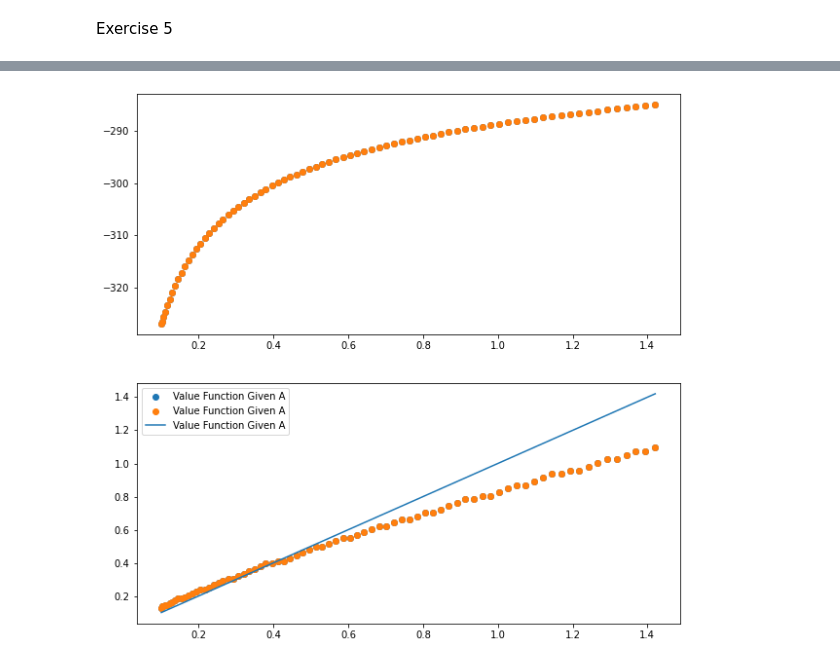
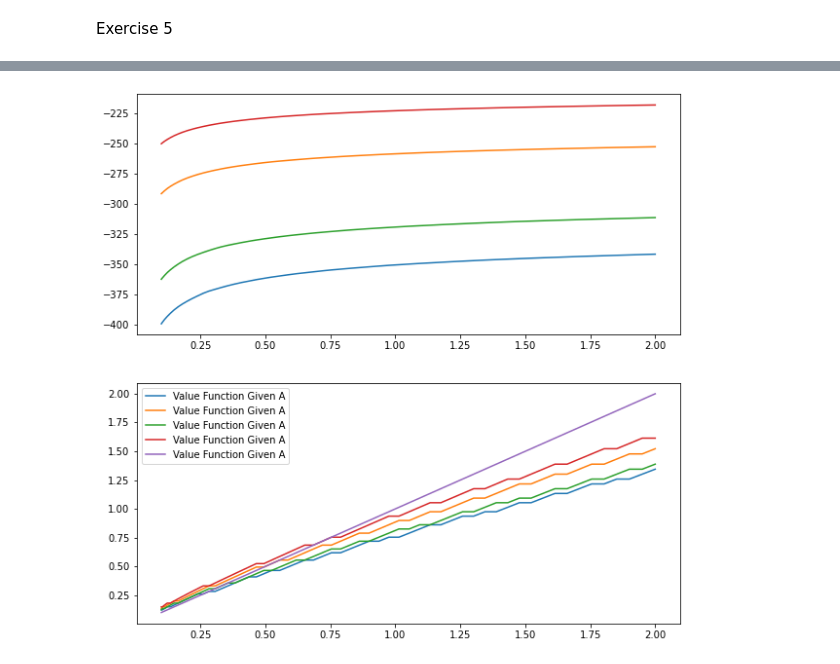
Before and after one commit to BelmudesLSB/Quantitative_Methods_2, a Jupyter notebook: PS3/PS3.ipynb, the cells around one changed output, grey strips where cells are left out. Drawn from its saved outputs; the diff is of its cells as text; code cells hidden in the pictures.

```diff
--- a/PS3/PS3.ipynb
+++ b/PS3/PS3.ipynb
@@ -221,39 +166,52 @@ import matplotlib.pyplot as plt
 from scipy.interpolate import CubicSpline
 from scipy import optimize
 # %%
-#Non stochastic economy:
+# Non stochastic economy:
 
 # Compute the value function for the Non-stochastic economy first, and an obtain the policies. Them we can apply the algorithm for exercise a).
 
 # Define Parameters:
+
 n_k = np.linspace(30,500, dtype=int) # Grids for capitals
 n_A = 15  # Markov States.
 δ = 0.9   # Depreciation.
 α = 0.7   # Capital Share.
-ρ = 0.98  # Memory of income.
-σ = 0.0  # Volatility of income.
-β = 0.98  #Discont factor.
-C = 5 # Choice of grid fo capital.
-θ = 1.5 # Expanding grid coefficient.
+ρ = 0.98  # Memory of income
+σ = 0.00  # Volatility of income.
+β = 0.98  # Discont factor.
+C = 3     # Choice of grid fo capital.
+θ = 1.5   # Expanding grid coefficient.
 error = 10e-6 # Error tolerance.
+max_iter = 1000
+
 # Construct the markov chain using rouwenhorst method:
+
 markov = qe.markov.approximation.rouwenhorst(n= n_A, ybar = 1-ρ, sigma=σ, rho= ρ)
+
 # Probability matrix and states:
 # note that element (i,j) of P represents the transition probability
 # of going to state "j" given that we are in state "i".
+
 Π = markov.P
 A = markov.state_values
+
 # Maximum sustainable Capital:
-K_max = (A[-1]/δ)**(1/(1-α))
+
+K_max = 2
 K_min = 0.1
+
 # Use and expanding grid:
+
 K = K_min + (K_max - K_min) * (np.linspace(0, 1, n_k[C])**θ)
+
 # Utility function
+
 def U(c):
     if (c>=0).all()>0.0001:
         return -1*((c)**(-1))
     else:
         return np.where(c <= 0.0001, np.nan, -1*(c)**(-1))
+
 # Convergence criteria:
 #''' Inputs: Matrices of optimal capital for the n and n+1 iteration.
 #    Outputs: Maximum differences between both '''
@@ -264,7 +222,6 @@ V_0 = np.ones((n_A, n_k[C]))
 V_1 = np.copy(V_0)
 h_1 = np.ones((n_A, n_k[C]), dtype=int)
 iter = 0
-max_iter = 1000
 
 while iter < max_iter:
     for r in range(n_A):
@@ -284,7 +241,6 @@ while iter < max_iter:
 
 VNSS = V_1.copy()
 h_NSS = h_1.copy()
-VNSS, h_NSS, K[h_NSS]
 # %% [output]
 Solution Found
 Iterations 661
@@ -309,15 +305,18 @@ Error 9.80772830416754e-06
 # %%
 fig, ax  = plt.subplots(2, figsize=(10,10))
-ax[0].scatter(K, V_1[0,:], label="Value Function Given A")
-ax[0].scatter(K, V_1[10,:], label="Value Function Given A")
-ax[1].scatter(K, K[h_1[3,:]], label="Value Function Given A")
-ax[1].scatter(K, K[h_1[10,:]], label="Value Function Given A")
+ax[0].plot(K, V_1[3,:], label="Value Function Given A")
+ax[0].plot(K, V_1[10,:], label="Value Function Given A")
+ax[0].plot(K, V_1[5,:], label="Value Function Given A")
+ax[0].plot(K, V_1[14,:], label="Value Function Given A")
+ax[1].plot(K, K[h_1[3,:]], label="Value Function Given A")
+ax[1].plot(K, K[h_1[10,:]], label="Value Function Given A")
+ax[1].plot(K, K[h_1[5,:]], label="Value Function Given A")
+ax[1].plot(K, K[h_1[14,:]], label="Value Function Given A")
 ax[1].plot(K, K, label="Value Function Given A")
-#plt.title("OSD abs error - 2SD abs error")
 plt.legend()
 plt.show()
 # %% [output]
-[figure, old version]
+[figure, new version]
 # %%
 #Interpolation Economy:
 
```
Also changed, not shown: parts of 9 cells of this notebook.
